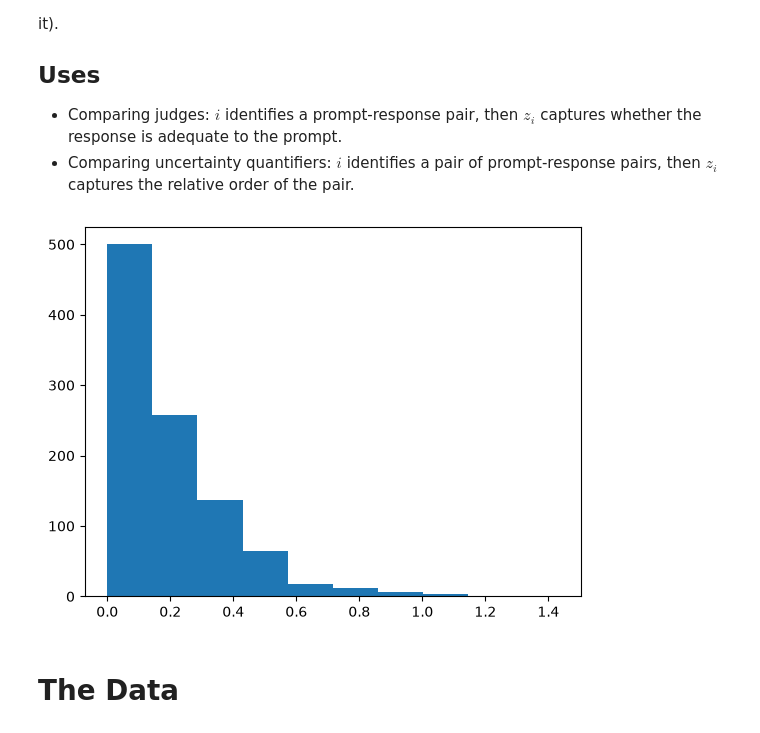
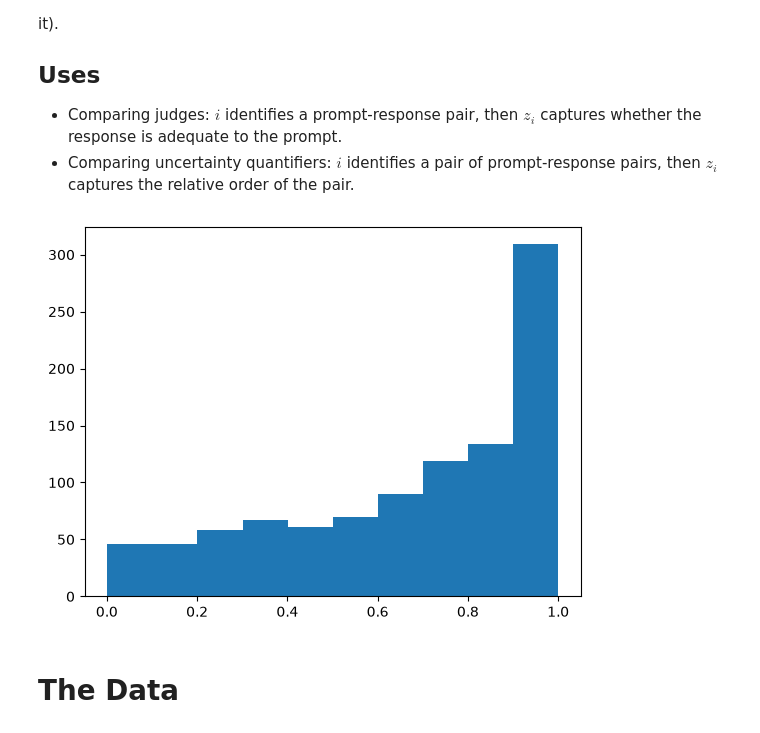
Before and after one commit to probabll/buqeval, a Jupyter notebook: BDA-F1.ipynb, the cells around one changed output. Drawn from its saved outputs; the diff is of its cells as text; code cells hidden in the pictures.

```diff
--- a/BDA-F1.ipynb
+++ b/BDA-F1.ipynb
@@ -144,9 +144,10 @@ Note the parameter is the marginal probability $p(z_i=1)p(y_{r,i}=1|z_i=1) + p(z
 import matplotlib.pyplot as plt
 # %%
 # _ = plt.hist(np.random.beta(0.9, 0.1, size=1000))
-_ = plt.hist(dist.Exponential(5.0).sample(jax.random.PRNGKey(0), (1000,)))
+# _ = plt.hist(dist.Exponential(5.0).sample(jax.random.PRNGKey(0), (1000,)))
+_ = plt.hist(dist.Beta(1., 0.5).sample(jax.random.PRNGKey(0), (1000,)))
 # %% [output]
-[figure, old version]
+[figure, new version]
 # %%
 def mixture_model(rater_idx, item_idx, oracle, num_items, num_raters, y_obs=None, mask=None, O1=0, O0=0, idealized=None,
                   item_prior=[1., 1.], oracle_prior=[0.5, 0.5], nonoracle_prior=[1., 1.]):
```
Also changed, not shown: parts of 21 cells of this notebook, 10 other files.
